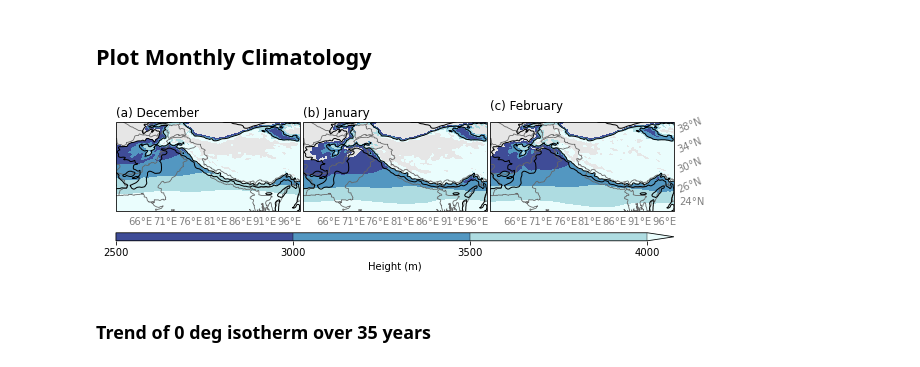
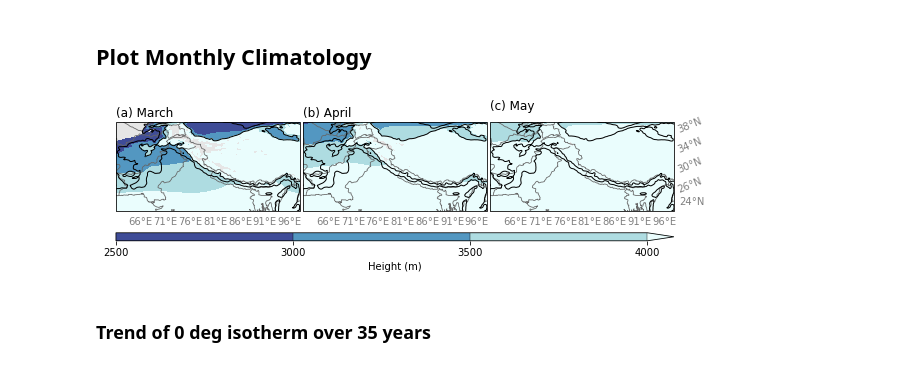
Before and after one commit to dlnash/HMA_AR_freezing_level, a Jupyter notebook: analysis/fig04_trends_WRF_0deg_isotherm.ipynb, the cells around one changed output. Cells and saved outputs as stored; diff of their text form; code cells hidden in the pictures.

```diff
--- a/analysis/fig04_trends_WRF_0deg_isotherm.ipynb
+++ b/analysis/fig04_trends_WRF_0deg_isotherm.ipynb
@@ -56,10 +56,23 @@ path_to_data = '/home/nash/DATA/data/wrf_hasia/' # great
 path_to_out  = '../out/'                          # output files (numerical results, intermediate datafiles) -- read & write
 path_to_figs = '../figs/'                         # figures
 # %%
-start_date = '1979-12-01'
-end_date = '2015-03-31'
-mon_s = 12
-mon_e = 2
+ssn = "MAM" #"MAM" or "DJF"
+
+if ssn == 'DJF':
+    start_date = '1979-12-01'
+    end_date = '2015-03-31'
+    mon_s = 12
+    mon_e = 2
+    mon_lst = [12, 1, 2]
+    plt_lst = ['(a) December', '(b) January', '(c) February']
+
+if ssn == 'MAM':
+    start_date = '1980-03-01'
+    end_date = '2014-05-31'
+    mon_s = 3
+    mon_e = 5
+    mon_lst = [3, 4, 5]
+    plt_lst = ['(a) March', '(b) April', '(c) May']
 
 lonmin = 61.
 lonmax = 98.
@@ -235,7 +249,7 @@ axgr = AxesGrid(fig, 111, axes_class=axes_class,
                 direction='row')
 
 # Loop for drawing each plot
-for k, (ax, mon) in enumerate(zip(axgr, mon_sel)):
+for k, (ax, mon) in enumerate(zip(axgr, mon_lst)):
     ax = draw_basemap(ax, extent=[lonmin,lonmax,latmin,40.], xticks=dx, yticks=dy,
                       left_lats=False, right_lats=share_right[k])
     # Data for plotting
@@ -249,35 +263,35 @@ for k, (ax, mon) in enumerate(zip(axgr, mon_sel)):
                     levels=cflevs,cmap=clipcmap, extend='max')
 
     # # Contour Lines
     # kw_clabels = {'fontsize': 5, 'inline': True, 'inline_spacing': 5, 'fmt': '%i',
     #               'rightside_up': True, 'use_clabeltext': True}
     # cs = ax.contour(lons, lats, data.values, cflevs, colors='k', linewidth=0.5, linestyles='solid', transform=datacrs)
     # plt.clabel(cs, **kw_clabels)
 
     # Contour Lines (terrain)
     clevs=np.array([1000, 3000])
     cs = ax.contour(ter.XLONG, ter.XLAT, ter.values, clevs, colors='k', linewidths=1.0,
                     linestyles='solid', transform=datacrs)
 
 
     # Subtitles
     ax.set_title(plt_lst[k], loc='left', fontsize=12)
 #     ax.annotate(plt_lst[k], (5, 237), xycoords='axes points', fontsize=12.,
 #                 backgroundcolor='white')
 
 # Colorbar (single)
 cb = fig.colorbar(cf, axgr.cbar_axes[0], orientation='horizontal', drawedges=True)
 cb.set_label('Height (m)', fontsize=10)
 cb.ax.tick_params(labelsize=10)
 
 # Save figure
-filepath = path_to_figs + 'zero_isotherm_height_DJF_clim' + '.png'
+filepath = path_to_figs + 'zero_isotherm_height_{0}_clim.png'.format(ssn)
 plt.savefig(filepath, dpi=300, bbox_inches='tight')
 
 # Show
 plt.show()
 # %% [output]
-[figure, old version]
+[figure, new version]
 # %% [markdown]
 ### Trend of 0 deg isotherm over 35 years
 # %%
```
Also changed, not shown: parts of 14 cells of this notebook, 14 other files.
